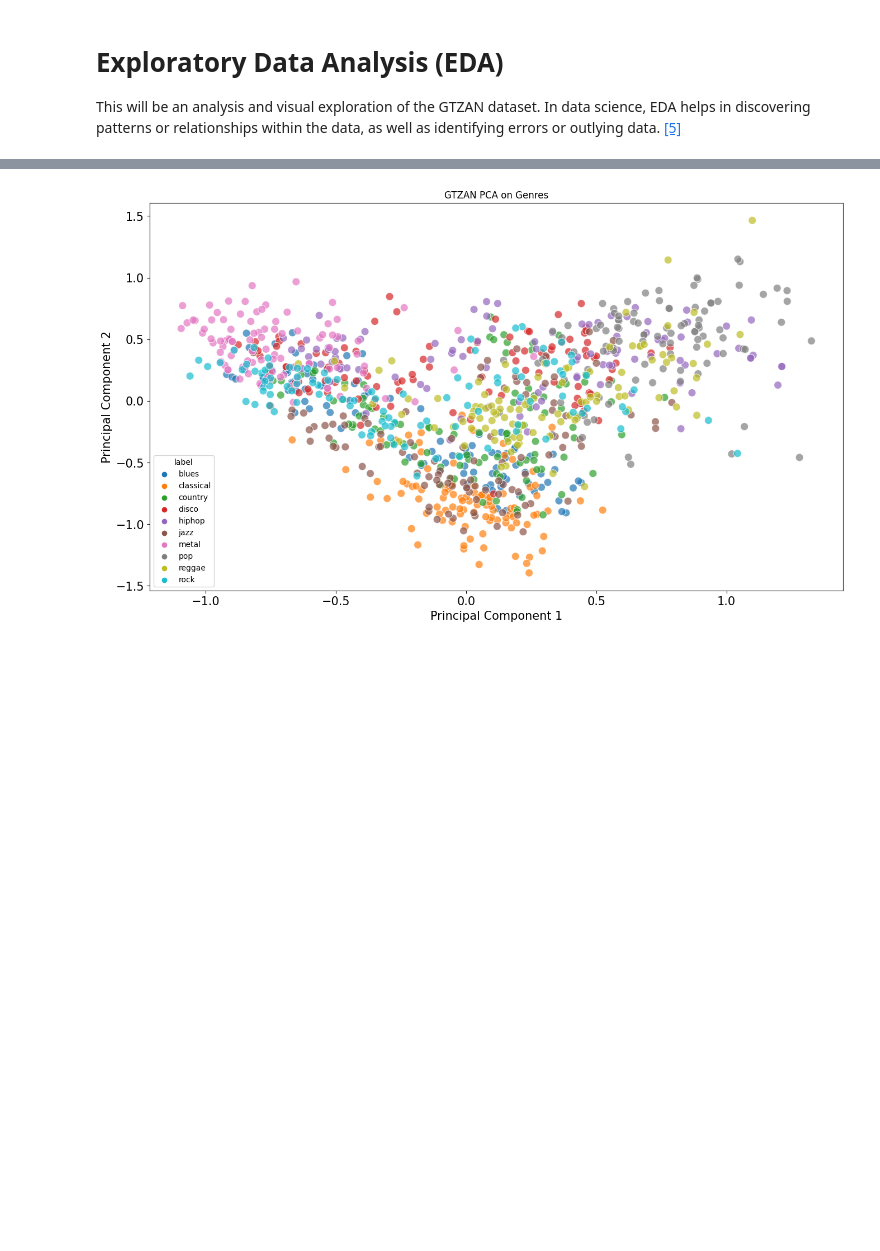
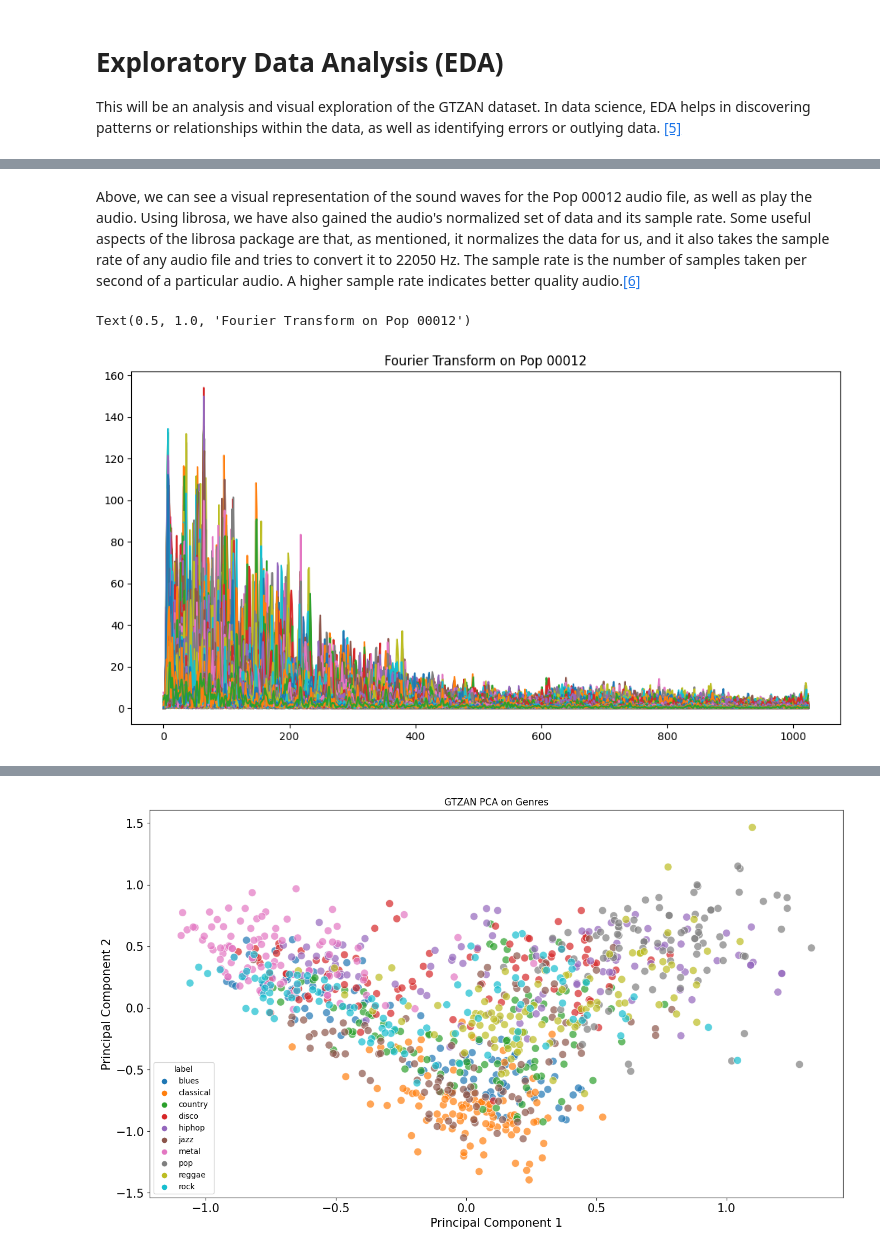
Before and after one commit to malikka-rajshahi/MusicGenreClassifier, a Jupyter notebook: music-genre-classification.ipynb, the cells around one changed output, grey strips where cells are left out. Saved outputs shown, nothing was run; the diff lists cells and outputs as text; code cells hidden in the pictures; blank space fills up the shorter version.

```diff
--- a/music-genre-classification.ipynb
+++ b/music-genre-classification.ipynb
@@ -55,0 +63,14 @@ ipd.Audio(audio_file)
+# %% [markdown]
+Above, we can see a visual representation of the sound waves for the Pop 00012 audio file, as well as play the audio. Using librosa, we have also gained the audio's normalized set of data and its sample rate. Some useful aspects of the librosa package are that, as mentioned, it normalizes the data for us, and it also takes the sample rate of any audio file and tries to convert it to 22050 Hz. The sample rate is the number of samples taken per second of a particular audio. A higher sample rate indicates better quality audio.[[6]](https://www.adobe.com/uk/creativecloud/video/discover/audio-sampling.html)
+# %%
+# Fourier Transform, looking at frequencies
+n_fft = 2048
+hop_length = 512
+decomp = np.abs(librosa.stft(t_data, n_fft=n_fft, hop_length=hop_length))
+
+plt.figure(figsize=(12, 6))
+plt.plot(decomp)
+plt.title("Fourier Transform on Pop 00012", fontsize=12)
+# %% [output]
+Text(0.5, 1.0, 'Fourier Transform on Pop 00012')
+[figure, added]
```
Also changed, not shown: parts of 8 cells of this notebook.
